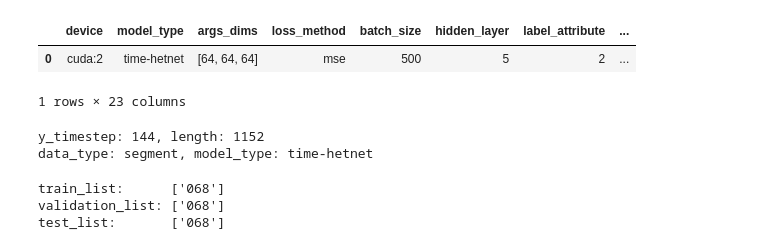
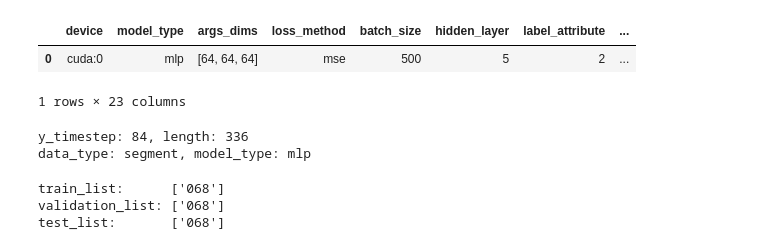
Before and after one commit to shkoma/geolife_timehetnet, a Jupyter notebook: test.ipynb, the cells around one changed output. Saved outputs shown, nothing was run; the diff lists cells and outputs as text; code cells hidden in the pictures.

```diff
--- a/test.ipynb
+++ b/test.ipynb
@@ -1,19 +1,19 @@
 # %%
 import pandas as pd
 from torch_mlp import MLP
 from torch_segment_dataset import SegmentDataset
 
 writer_dir_name = 'data/geolife/runs'
-log_dir_name = '[segment_time-hetnet]_20240314-093855'
+log_dir_name = '[segment_mlp]_20240315-203227'
 log_folder = writer_dir_name + '/' + log_dir_name
 best_model_path = log_folder + '/best_model.pth'
 # best_model_path = log_folder + '/best_train_model.pth'
 
 config_df = pd.read_csv(log_folder + '/configuration.csv')
 config_df.head()
 # %% [output]
 |  | device | model_type | args_dims | loss_method | batch_size | hidden_layer | label_attribute | ... |
-| 0 | cuda:2 | time-hetnet | [64, 64, 64] | mse | 500 | 5 | 2 | ... |
+| 0 | cuda:0 | mlp | [64, 64, 64] | mse | 500 | 5 | 2 | ... |
 1 rows × 23 columns
 # %%
 data_type = 'segment'
@@ -65,8 +65,8 @@ is_train = False
 print(f"y_timestep: {y_timestep}, length: {length}")
 print(f"data_type: {data_type}, model_type: {model_type}")
 # %% [output]
-y_timestep: 144, length: 1152
-data_type: segment, model_type: time-hetnet
+y_timestep: 84, length: 336
+data_type: segment, model_type: mlp
 # %%
 # TensorBoard 설정
 import ast
```
Also changed, not shown: parts of 3 cells of this notebook, 3 other files.
